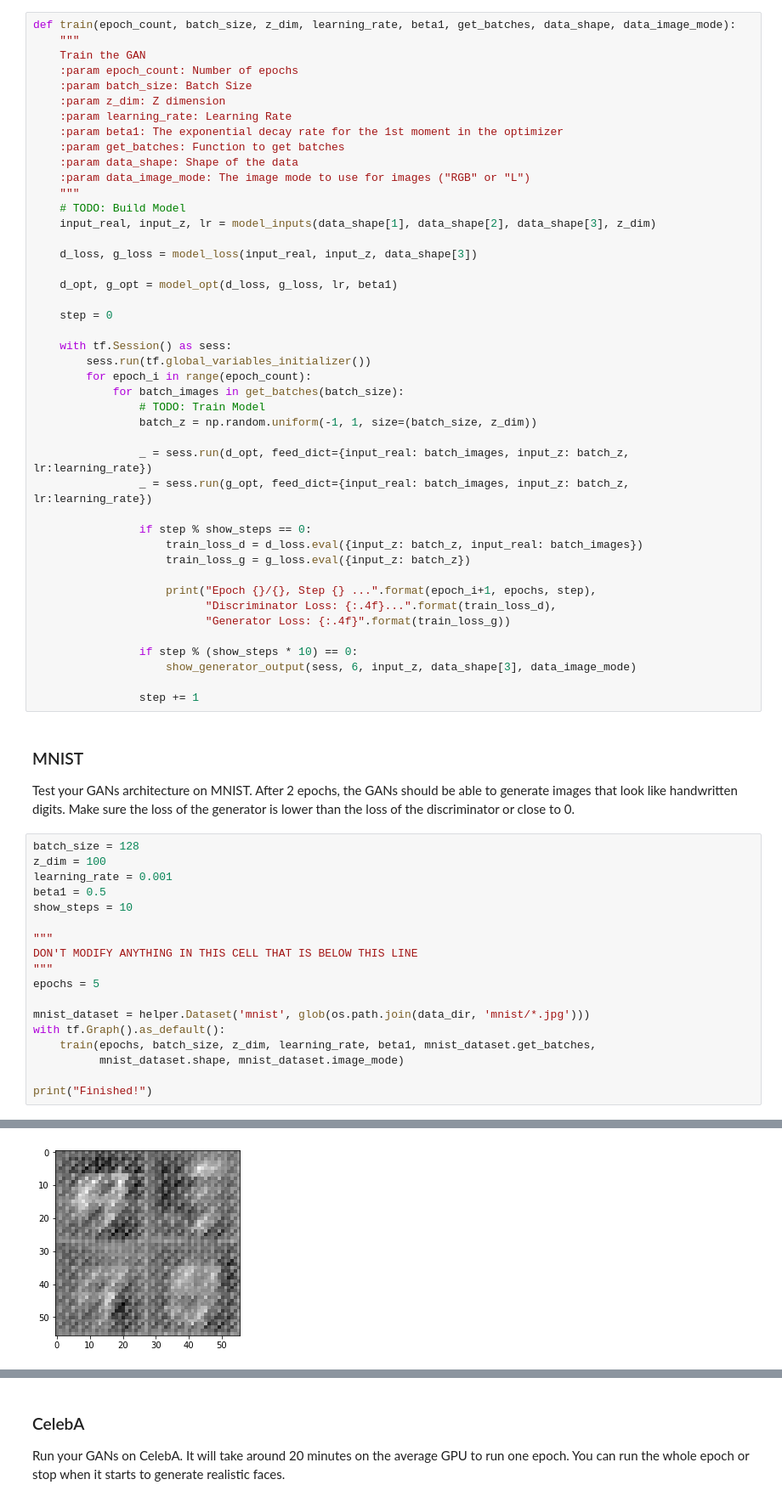
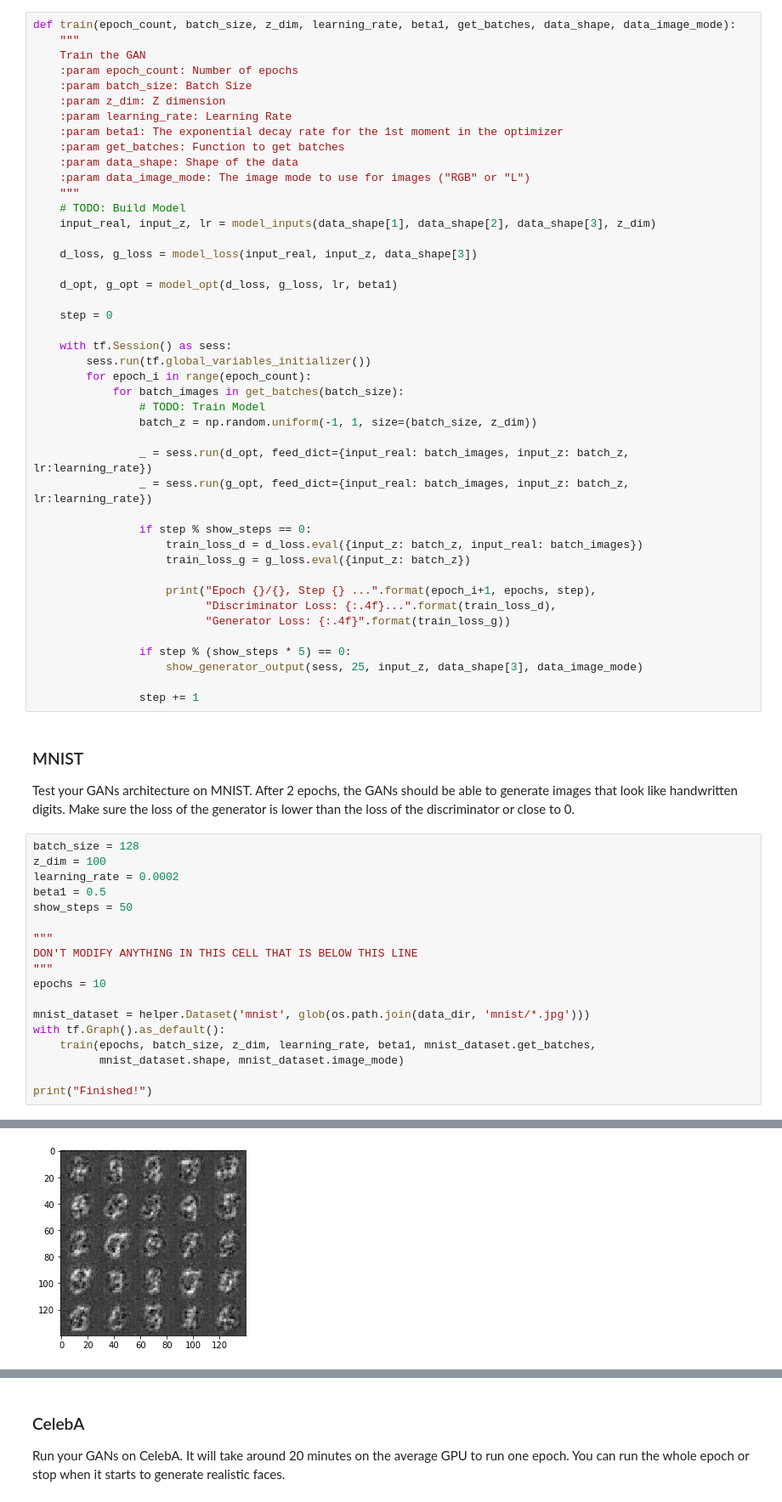
Before and after one commit to jouw/DL, a Jupyter notebook: face_generation/dlnd_face_generation.ipynb, the cells around one changed output, grey strips where cells are left out. Shown at 85% size. Cells and saved outputs as stored; diff of their text form.

```diff
--- a/face_generation/dlnd_face_generation.ipynb
+++ b/face_generation/dlnd_face_generation.ipynb
@@ -365,8 +365,8 @@ def train(epoch_count, batch_size, z_dim, learning_rate, beta1, get_batches, dat
                           "Discriminator Loss: {:.4f}...".format(train_loss_d),
                           "Generator Loss: {:.4f}".format(train_loss_g))
 
-                if step % (show_steps * 10) == 0:
-                    show_generator_output(sess, 6, input_z, data_shape[3], data_image_mode)
+                if step % (show_steps * 5) == 0:
+                    show_generator_output(sess, 25, input_z, data_shape[3], data_image_mode)
 
                 step += 1
 # %% [markdown]
@@ -375,14 +375,14 @@ Test your GANs architecture on MNIST.  After 2 epochs, the GANs should be able t
 # %%
 batch_size = 128
 z_dim = 100
-learning_rate = 0.001
+learning_rate = 0.0002
 beta1 = 0.5
-show_steps = 10
+show_steps = 50
 
 """
 DON'T MODIFY ANYTHING IN THIS CELL THAT IS BELOW THIS LINE
 """
-epochs = 5
+epochs = 10
 
 mnist_dataset = helper.Dataset('mnist', glob(os.path.join(data_dir, 'mnist/*.jpg')))
 with tf.Graph().as_default():
@@ -417 +417 @@ Epoch 1/5, Step 200 ... Discriminator Loss: 0.1562... Generator Loss: 2.7881
-[figure, old version]
+[figure, new version]
```
Also changed, not shown: parts of 2 cells of this notebook.
